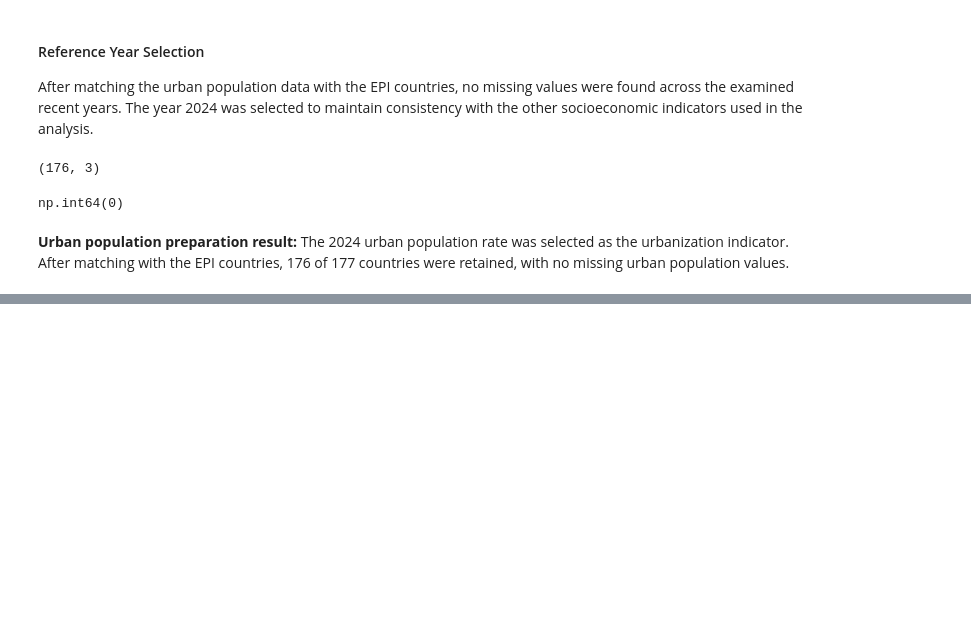
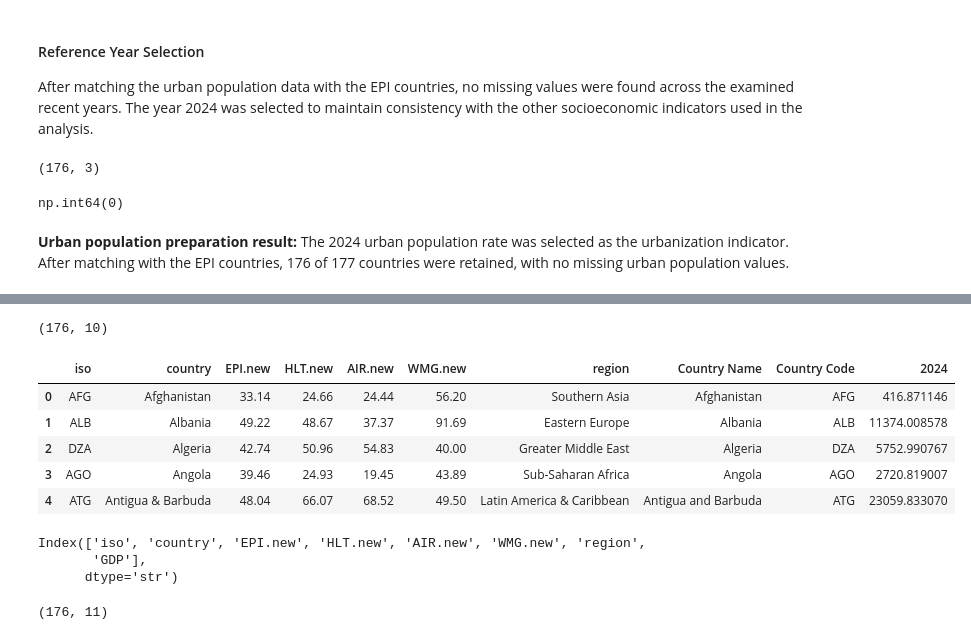
Before and after one commit to Adapala4/environmental-performance-analysis, a Jupyter notebook: environmental_analysis.ipynb, the cells around one changed output, grey strips where cells are left out. Saved outputs shown, nothing was run; the diff lists cells and outputs as text; code cells hidden in the pictures; blank space fills up the shorter version.

```diff
--- a/environmental_analysis.ipynb
+++ b/environmental_analysis.ipynb
@@ -527,0 +534,15 @@ np.int64(0)
+# %%
+merged_data = pd.merge(epi_analysis, gdp_analysis, left_on = 'iso', right_on = 'Country Code')
+# %%
+merged_data.shape
+# %% [output]
+(176, 10)
+# %%
+merged_data.head()
+# %% [output]
+|  | iso | country | EPI.new | HLT.new | AIR.new | WMG.new | region | Country Name | Country Code | 2024 |
+| 0 | AFG | Afghanistan | 33.14 | 24.66 | 24.44 | 56.20 | Southern Asia | Afghanistan | AFG | 416.871146 |
+| 1 | ALB | Albania | 49.22 | 48.67 | 37.37 | 91.69 | Eastern Europe | Albania | ALB | 11374.008578 |
+| 2 | DZA | Algeria | 42.74 | 50.96 | 54.83 | 40.00 | Greater Middle East | Algeria | DZA | 5752.990767 |
+| 3 | AGO | Angola | 39.46 | 24.93 | 19.45 | 43.89 | Sub-Saharan Africa | Angola | AGO | 2720.819007 |
+| 4 | ATG | Antigua & Barbuda | 48.04 | 66.07 | 68.52 | 49.50 | Latin America & Caribbean | Antigua and Barbuda | ATG | 23059.833070 |
@@ -527,0 +553,6 @@ np.int64(0)
+# %%
+merged_data.columns
+# %% [output]
+Index(['iso', 'country', 'EPI.new', 'HLT.new', 'AIR.new', 'WMG.new', 'region',
+       'GDP'],
+      dtype='str')
@@ -527,0 +561,4 @@ np.int64(0)
+# %%
+merged_data.shape
+# %% [output]
+(176, 11)
```
Also changed, not shown: parts of 25 cells of this notebook.
